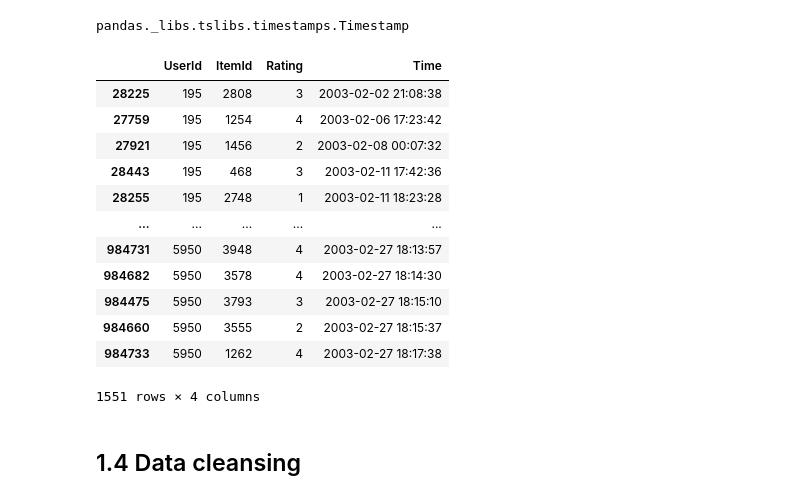
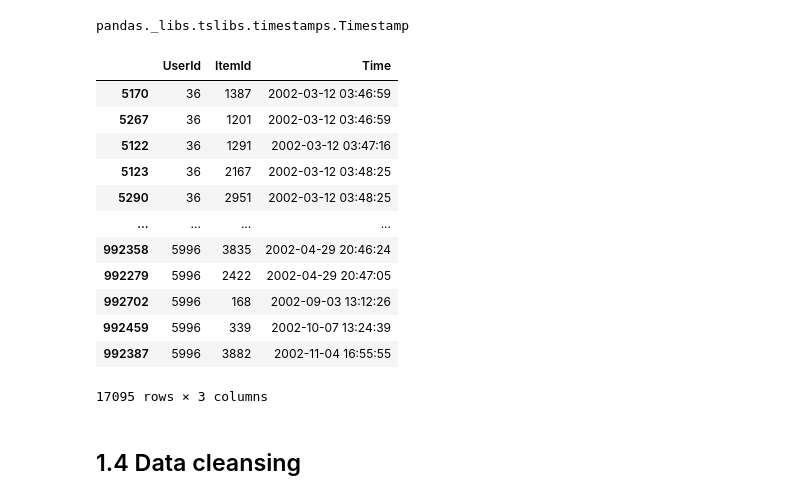
Before and after one commit to Cham-Choi/ChamPublic, a Jupyter notebook: [E-16] Session based recommendation - Movielens.ipynb, the cells around one changed output. Drawn from its saved outputs; the diff is of its cells as text; code cells hidden in the pictures.

```diff
--- a/[E-16] Session based recommendation - Movielens.ipynb
+++ b/[E-16] Session based recommendation - Movielens.ipynb
@@ -224,7 +215,7 @@ plt.show()
 ## 1.3 Session time
 # %%
 # 데이터의 시간 관련 정보
-oldest, latest = data['Time'].min(), data['Time'].max()
+oldest, latest = filtered_data['Time'].min(), filtered_data['Time'].max()
 print(oldest)
 print(latest)
 # %% [output]
@@ -235,23 +226,24 @@ type(latest)
 # %% [output]
 pandas._libs.tslibs.timestamps.Timestamp
 # %%
-month_ago = latest - dt.timedelta(30)  # 최종 날짜로부터 30일 이전 날짜를 구한다.
-data = data[data['Time'] > month_ago]    # 방금 구한 날짜 이후의 데이터만 모은다.
-data
+# 최근 360일 간의 데이터만 최근 취향이 반영된, 추천에 유효한 데이터로 가정하였다.
+month_ago = latest - dt.timedelta(360)  # 최종 날짜로부터 360일 이전 날짜를 구한다.
+filtered_data = filtered_data[filtered_data['Time'] > month_ago]    # 방금 구한 날짜 이후의 데이터만 모은다.
+filtered_data
 # %% [output]
-|  | UserId | ItemId | Rating | Time |
-| 28225 | 195 | 2808 | 3 | 2003-02-02 21:08:38 |
-| 27759 | 195 | 1254 | 4 | 2003-02-06 17:23:42 |
-| 27921 | 195 | 1456 | 2 | 2003-02-08 00:07:32 |
-| 28443 | 195 | 468 | 3 | 2003-02-11 17:42:36 |
-| 28255 | 195 | 2748 | 1 | 2003-02-11 18:23:28 |
-| ... | ... | ... | ... | ... |
-| 984731 | 5950 | 3948 | 4 | 2003-02-27 18:13:57 |
-| 984682 | 5950 | 3578 | 4 | 2003-02-27 18:14:30 |
-| 984475 | 5950 | 3793 | 3 | 2003-02-27 18:15:10 |
-| 984660 | 5950 | 3555 | 2 | 2003-02-27 18:15:37 |
-| 984733 | 5950 | 1262 | 4 | 2003-02-27 18:17:38 |
+|  | UserId | ItemId | Time |
+| 5170 | 36 | 1387 | 2002-03-12 03:46:59 |
+| 5267 | 36 | 1201 | 2002-03-12 03:46:59 |
+| 5122 | 36 | 1291 | 2002-03-12 03:47:16 |
+| 5123 | 36 | 2167 | 2002-03-12 03:48:25 |
+| 5290 | 36 | 2951 | 2002-03-12 03:48:25 |
+| ... | ... | ... | ... |
+| 992358 | 5996 | 3835 | 2002-04-29 20:46:24 |
+| 992279 | 5996 | 2422 | 2002-04-29 20:47:05 |
+| 992702 | 5996 | 168 | 2002-09-03 13:12:26 |
+| 992459 | 5996 | 339 | 2002-10-07 13:24:39 |
+| 992387 | 5996 | 3882 | 2002-11-04 16:55:55 |
-1551 rows × 4 columns
+17095 rows × 3 columns
 # %% [markdown]
 ## 1.4 Data cleansing
 # %%
```
Also changed, not shown: parts of 43 cells of this notebook.
